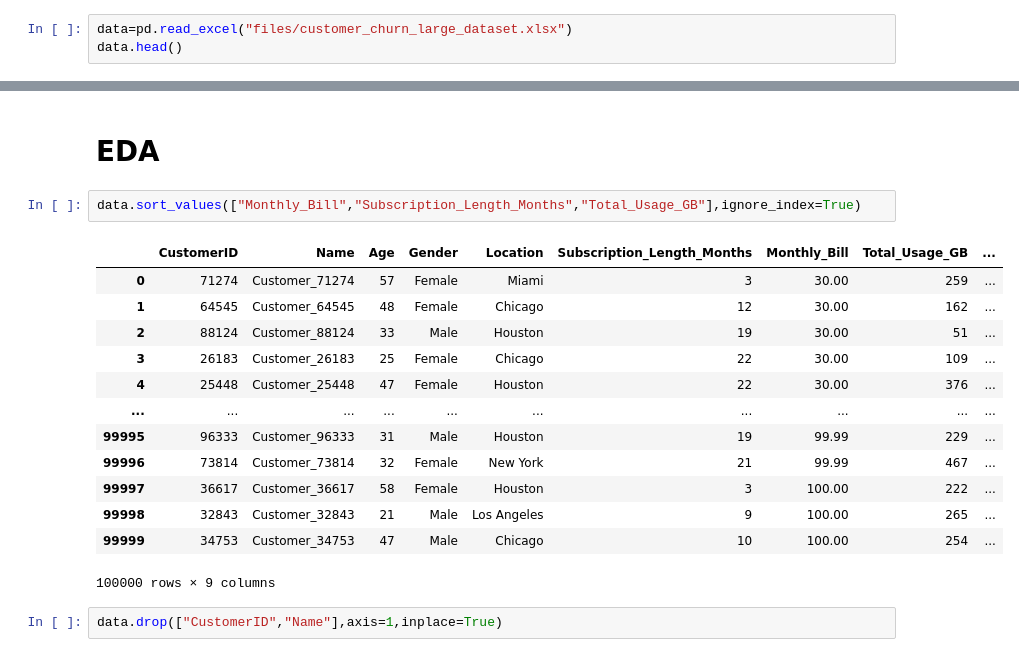
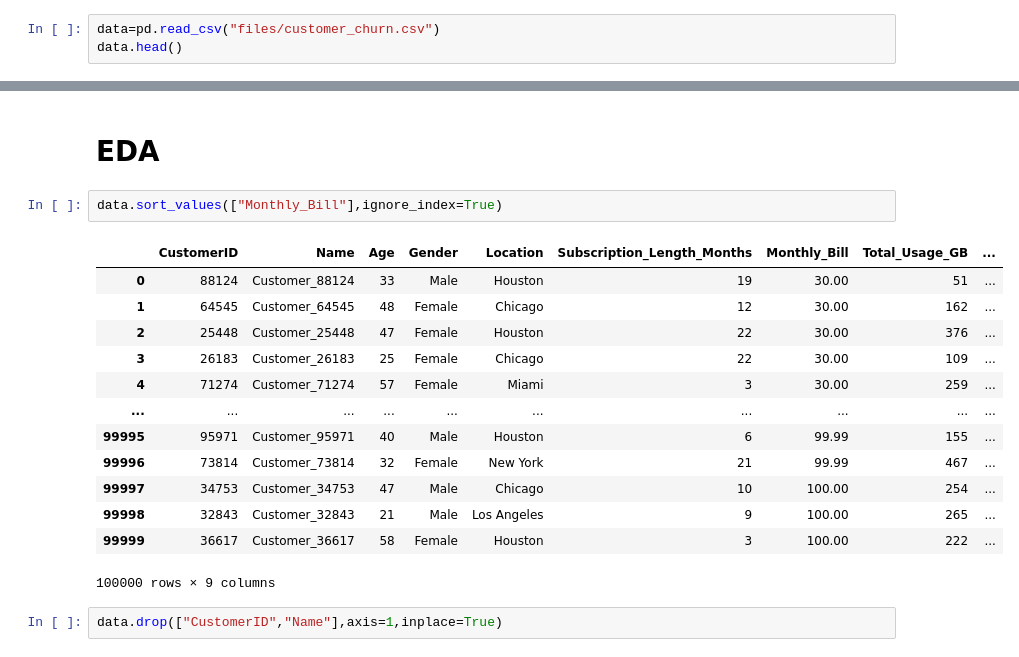
Before and after one commit to ravindra-pandey/machine_learning_projects, a Jupyter notebook: costomer_churn_prediction/main.ipynb, the cells around one changed output, grey strips where cells are left out. Drawn from its saved outputs; the diff is of its cells as text.

```diff
--- a/costomer_churn_prediction/main.ipynb
+++ b/costomer_churn_prediction/main.ipynb
@@ -28,6 +28,6 @@ with zipfile.ZipFile("files\\customer_churn.zip", "r") as zip_ref:
 # %% [markdown]
 # Reading and Reviewing the dataset
 # %%
-data=pd.read_excel("files/customer_churn_large_dataset.xlsx")
+data=pd.read_csv("files/customer_churn.csv")
 data.head()
 # %% [output]
@@ -87,20 +87,20 @@ array([17,  1,  5,  3, 19, 15, 10, 12, 20, 13,  8, 23,  2,  4, 18,  9, 14,
 # %% [markdown]
 # EDA
 # %%
-data.sort_values(["Monthly_Bill","Subscription_Length_Months","Total_Usage_GB"],ignore_index=True)
+data.sort_values(["Monthly_Bill"],ignore_index=True)
 # %% [output]
 |  | CustomerID | Name | Age | Gender | Location | Subscription_Length_Months | Monthly_Bill | Total_Usage_GB | ... |
-| 0 | 71274 | Customer_71274 | 57 | Female | Miami | 3 | 30.00 | 259 | ... |
+| 0 | 88124 | Customer_88124 | 33 | Male | Houston | 19 | 30.00 | 51 | ... |
 | 1 | 64545 | Customer_64545 | 48 | Female | Chicago | 12 | 30.00 | 162 | ... |
-| 2 | 88124 | Customer_88124 | 33 | Male | Houston | 19 | 30.00 | 51 | ... |
+| 2 | 25448 | Customer_25448 | 47 | Female | Houston | 22 | 30.00 | 376 | ... |
 | 3 | 26183 | Customer_26183 | 25 | Female | Chicago | 22 | 30.00 | 109 | ... |
-| 4 | 25448 | Customer_25448 | 47 | Female | Houston | 22 | 30.00 | 376 | ... |
+| 4 | 71274 | Customer_71274 | 57 | Female | Miami | 3 | 30.00 | 259 | ... |
 | ... | ... | ... | ... | ... | ... | ... | ... | ... | ... |
-| 99995 | 96333 | Customer_96333 | 31 | Male | Houston | 19 | 99.99 | 229 | ... |
+| 99995 | 95971 | Customer_95971 | 40 | Male | Houston | 6 | 99.99 | 155 | ... |
 | 99996 | 73814 | Customer_73814 | 32 | Female | New York | 21 | 99.99 | 467 | ... |
-| 99997 | 36617 | Customer_36617 | 58 | Female | Houston | 3 | 100.00 | 222 | ... |
+| 99997 | 34753 | Customer_34753 | 47 | Male | Chicago | 10 | 100.00 | 254 | ... |
 | 99998 | 32843 | Customer_32843 | 21 | Male | Los Angeles | 9 | 100.00 | 265 | ... |
-| 99999 | 34753 | Customer_34753 | 47 | Male | Chicago | 10 | 100.00 | 254 | ... |
+| 99999 | 36617 | Customer_36617 | 58 | Female | Houston | 3 | 100.00 | 222 | ... |
 100000 rows × 9 columns
 # %%
 data.drop(["CustomerID","Name"],axis=1,inplace=True)
```
Also changed, not shown: parts of 23 cells of this notebook, 3 other files.
